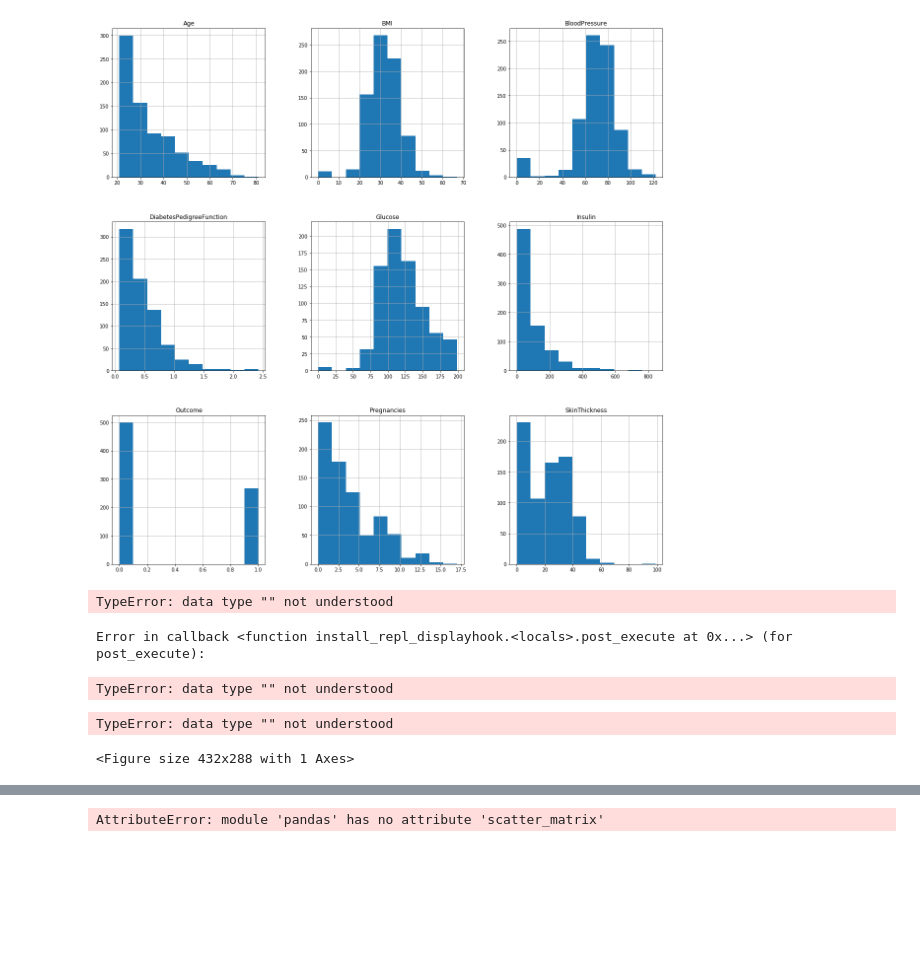
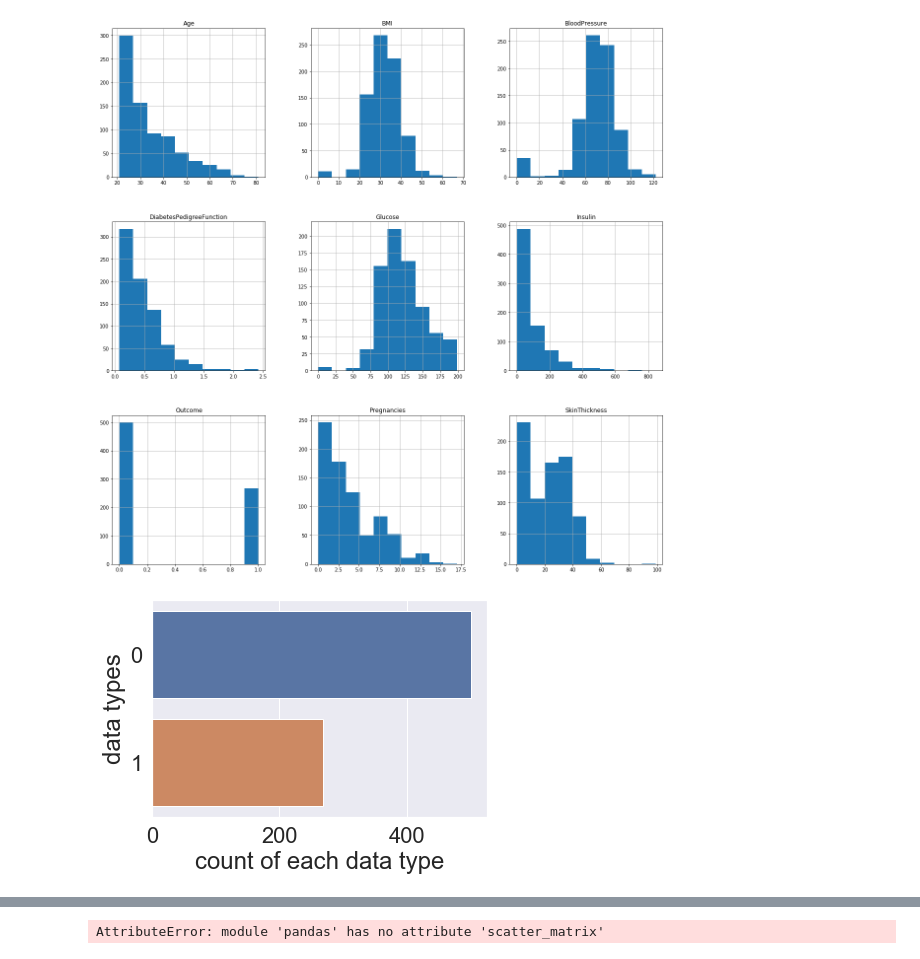
Before and after one commit to BSHaidar/dc_ds_04_22_19, a Jupyter notebook: module_5/knn/knn_classification.ipynb, the cells around one changed output, grey strips where cells are left out. Saved outputs shown, nothing was run; the diff lists cells and outputs as text; code cells hidden in the pictures; blank space fills up the shorter version.

```diff
--- a/module_5/knn/knn_classification.ipynb
+++ b/module_5/knn/knn_classification.ipynb
@@ -220,15 +218,13 @@ p = diabetes.hist(figsize = (20,20))
 [figure]
 # %%
 ## data type analysis
-#plt.figure(figsize=(5,5))
-#sns.set(font_scale=2)
-sns.countplot(y=diabetes.dtypes ,data=diabetes)
+import matplotlib.pyplot as plt
+%matplotlib inline
+# plt.figure(figsize=(5,5))
+# sns.set(font_scale=2)
+sns.countplot(y=y ,data=diabetes)
 plt.xlabel("count of each data type")
 plt.ylabel("data types")
 plt.show()
 # %% [output]
-TypeError: data type "" not understood
-Error in callback <function install_repl_displayhook.<locals>.post_execute at 0x...> (for post_execute):
-TypeError: data type "" not understood
-TypeError: data type "" not understood
-<Figure size 432x288 with 1 Axes>
+[figure, added]
```
Also changed, not shown: parts of 15 cells of this notebook, 14 other files.
